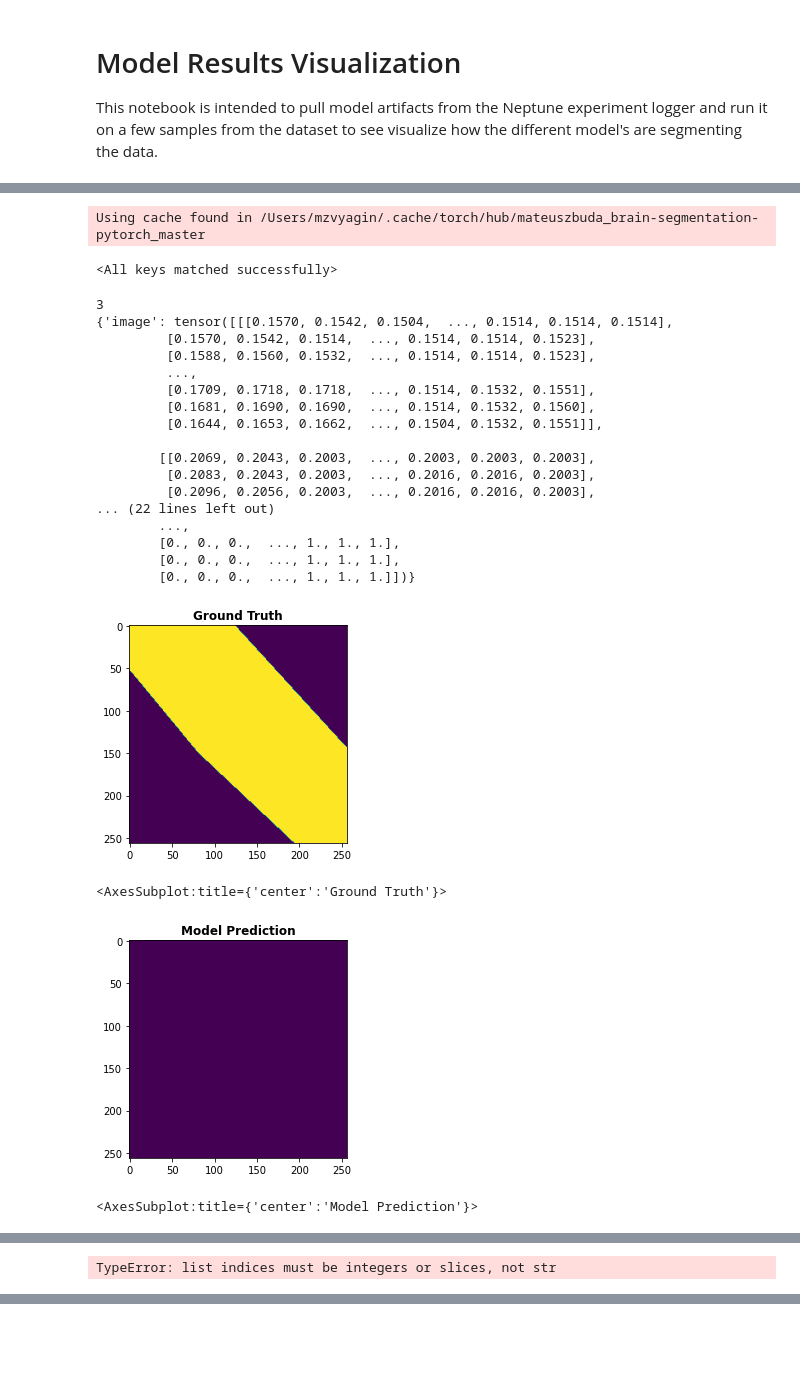
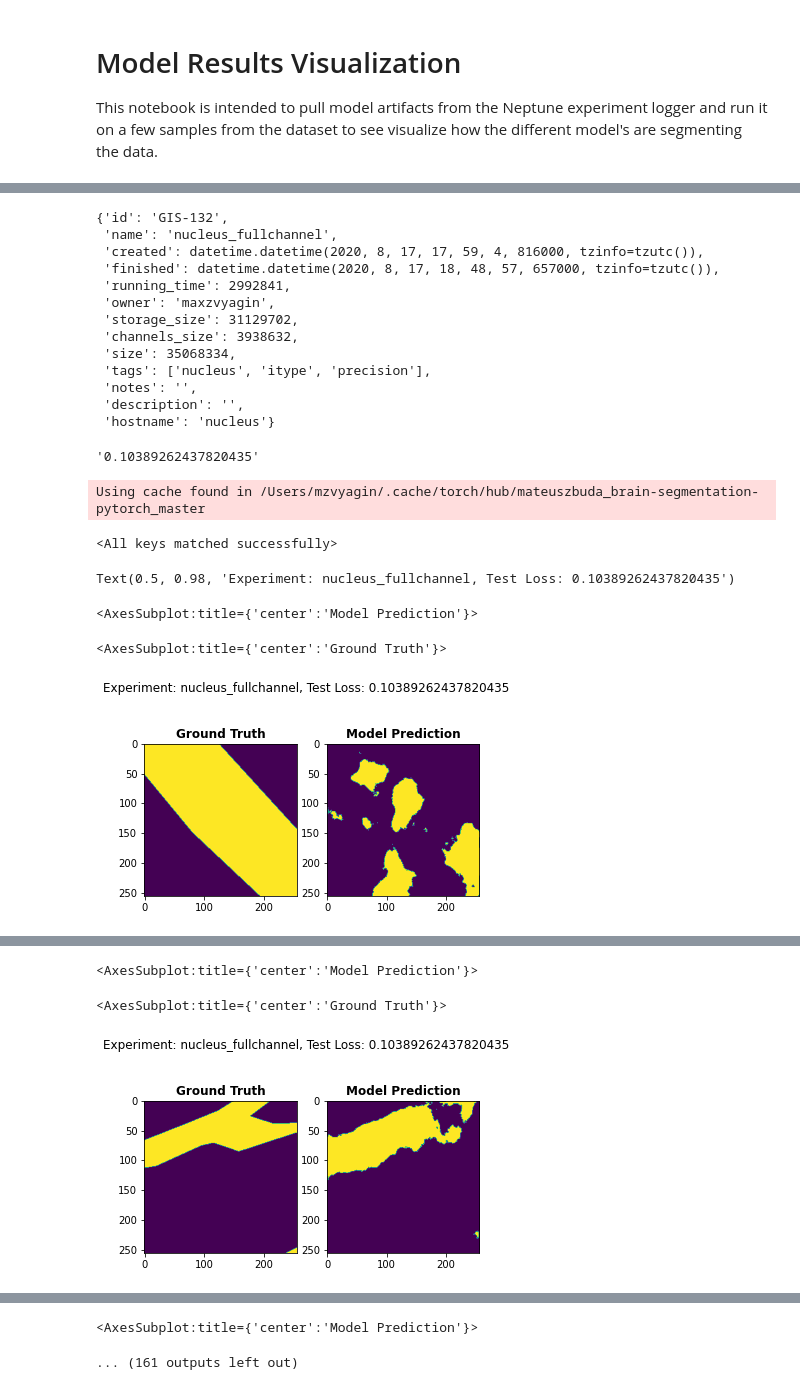
Before and after one commit to maxzvyagin/ephemeral_streams_code, a Jupyter notebook: model_visualization.ipynb, the cells around one changed output, grey strips where cells are left out. Cells and saved outputs as stored; diff of their text form; code cells hidden in the pictures; blank space fills up the shorter version.

```diff
--- a/model_visualization.ipynb
+++ b/model_visualization.ipynb
@@ -34,3 +45,22 @@ experiments
+# %%
+e = experiments[0]
+e.get_system_properties()
+e.get_logs()['test_loss']['y']
+# %% [output]
+{'id': 'GIS-132',
+ 'name': 'nucleus_fullchannel',
+ 'created': datetime.datetime(2020, 8, 17, 17, 59, 4, 816000, tzinfo=tzutc()),
+ 'finished': datetime.datetime(2020, 8, 17, 18, 48, 57, 657000, tzinfo=tzutc()),
+ 'running_time': 2992841,
+ 'owner': 'maxzvyagin',
+ 'storage_size': 31129702,
+ 'channels_size': 3938632,
+ 'size': 35068334,
+ 'tags': ['nucleus', 'itype', 'precision'],
+ 'notes': '',
+ 'description': '',
+ 'hostname': 'nucleus'}
+'0.10389262437820435'
 # %%
 for e in experiments:
     # load in the model
@@ -47,59 +77,41 @@ for e in experiments:
     elif i_type == "rgb":
         input_num = 3
     elif i_type == "ir":
         input_num = 1
     elif i_type == "hsv":
         input_num = 3
     elif i_type == "hsv_with_ir":
         input_num = 4
     elif i_type == "veg_index":
         input_num = 1
     else:
         i_type = 4
     model =  torch.hub.load('mateuszbuda/brain-segmentation-pytorch', 'unet', in_channels=input_num,
                                     out_channels=1,
                                     init_features=32, pretrained=False)
     # fix the weird state dict key error
     for k in old_params.keys():
         new_key = k.split("model.")[1]
         params[new_key] = old_params[k]
     model.load_state_dict(params)
     f.close()
     # check the image type, and get image samples for corresponding image type
-
     # run the model on each of the samples and show results
     # print experiment id, name, image type, and training/test loss
-    #print(e.get_properties(), e.get_numeric_channels_values())
+    # print(e.get_properties(), e.get_numeric_channels_values())
     # show mask, and then show the results from each
     for test in image_samples[i_type]:
-        print(len(image_samples[i_type]))
-        #fig, (m_axis, i_axis) = pyplot.subplots(1, 2, figsize=(15, 15))
+        fig, (m_axis, i_axis) = pyplot.subplots(1, 2)
+        fig.suptitle("Experiment: "+e.get_system_properties()['name']+", Test Loss: "+e.get_logs()['test_loss']['y'])
         res = model(test['image'].unsqueeze(0))
-        res = res.detach().numpy().astype(int)
-        show(test['mask'], title="Ground Truth")
-        show(res, title="Model Prediction")
-    break
+        res = np.rint(res.detach().numpy())
+        show(res, ax=i_axis, title="Model Prediction")
+        show(test['mask'], ax=m_axis, title="Ground Truth")
+        pyplot.show()
 # %% [output]
 Using cache found in /Users/mzvyagin/.cache/torch/hub/mateuszbuda_brain-segmentation-pytorch_master
 <All keys matched successfully>
-3
-{'image': tensor([[[0.1570, 0.1542, 0.1504,  ..., 0.1514, 0.1514, 0.1514],
-         [0.1570, 0.1542, 0.1514,  ..., 0.1514, 0.1514, 0.1523],
-         [0.1588, 0.1560, 0.1532,  ..., 0.1514, 0.1514, 0.1523],
-         ...,
-         [0.1709, 0.1718, 0.1718,  ..., 0.1514, 0.1532, 0.1551],
-         [0.1681, 0.1690, 0.1690,  ..., 0.1514, 0.1532, 0.1560],
-         [0.1644, 0.1653, 0.1662,  ..., 0.1504, 0.1532, 0.1551]],
-
-        [[0.2069, 0.2043, 0.2003,  ..., 0.2003, 0.2003, 0.2003],
-         [0.2083, 0.2043, 0.2003,  ..., 0.2016, 0.2016, 0.2003],
-         [0.2096, 0.2056, 0.2003,  ..., 0.2016, 0.2016, 0.2003],
-... (22 lines left out)
-        ...,
-        [0., 0., 0.,  ..., 1., 1., 1.],
-        [0., 0., 0.,  ..., 1., 1., 1.],
-        [0., 0., 0.,  ..., 1., 1., 1.]])}
+Text(0.5, 0.98, 'Experiment: nucleus_fullchannel, Test Loss: 0.10389262437820435')
+<AxesSubplot:title={'center':'Model Prediction'}>
+<AxesSubplot:title={'center':'Ground Truth'}>
-[figure, old version]
+[figure, new version]
-<AxesSubplot:title={'center':'Ground Truth'}>
-[figure, old version]
-<AxesSubplot:title={'center':'Model Prediction'}>
@@ -108 +119,3 @@ Using cache found in /Users/mzvyagin/.cache/torch/hub/mateuszbuda_brain-segmenta
-TypeError: list indices must be integers or slices, not str
+<AxesSubplot:title={'center':'Model Prediction'}>
+<AxesSubplot:title={'center':'Ground Truth'}>
+[figure, new version]
@@ -108,0 +123,2 @@ TypeError: list indices must be integers or slices, not str
+<AxesSubplot:title={'center':'Model Prediction'}>
+... (161 outputs left out)
```
Also changed, not shown: parts of 3 cells of this notebook, 3 other files.
